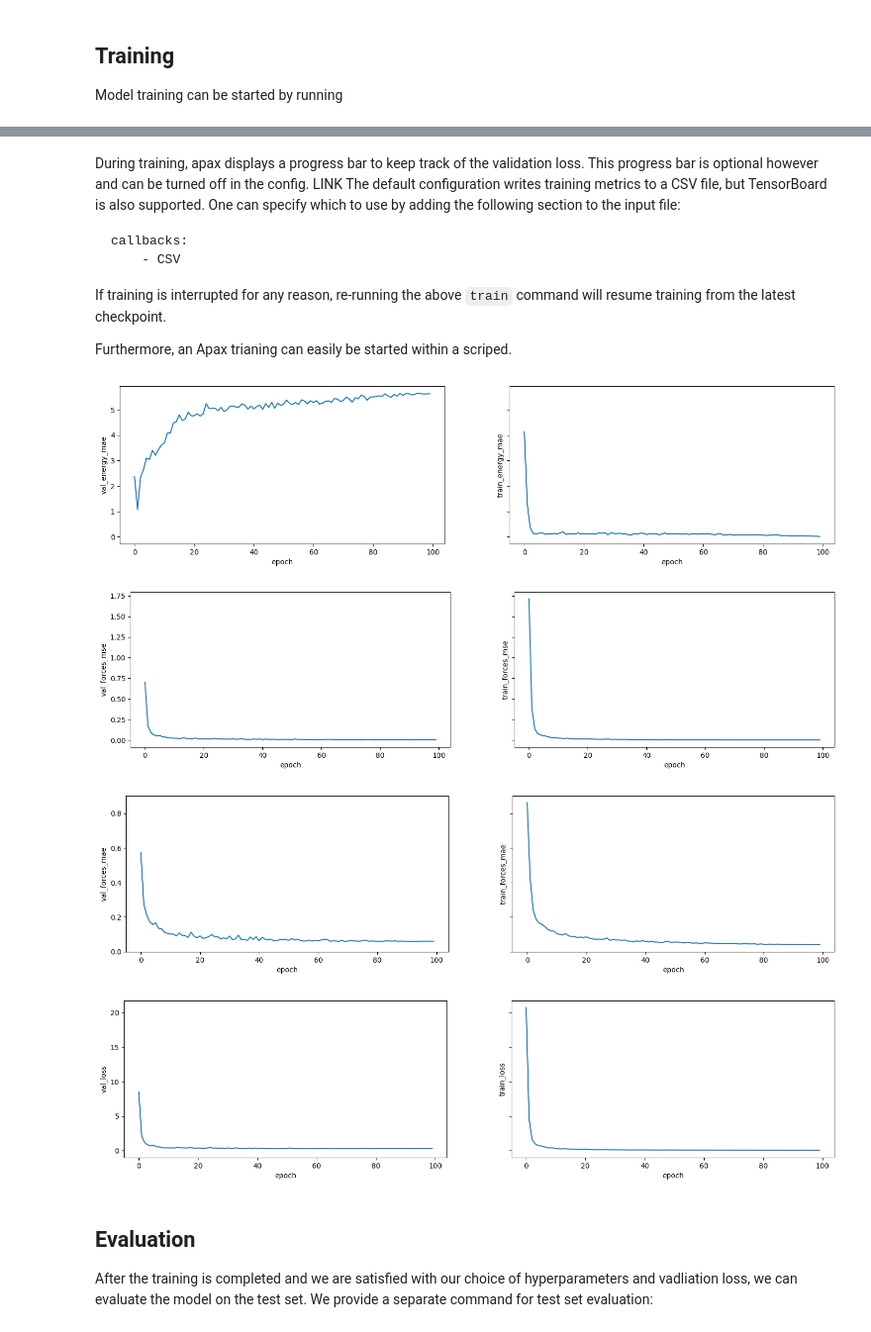
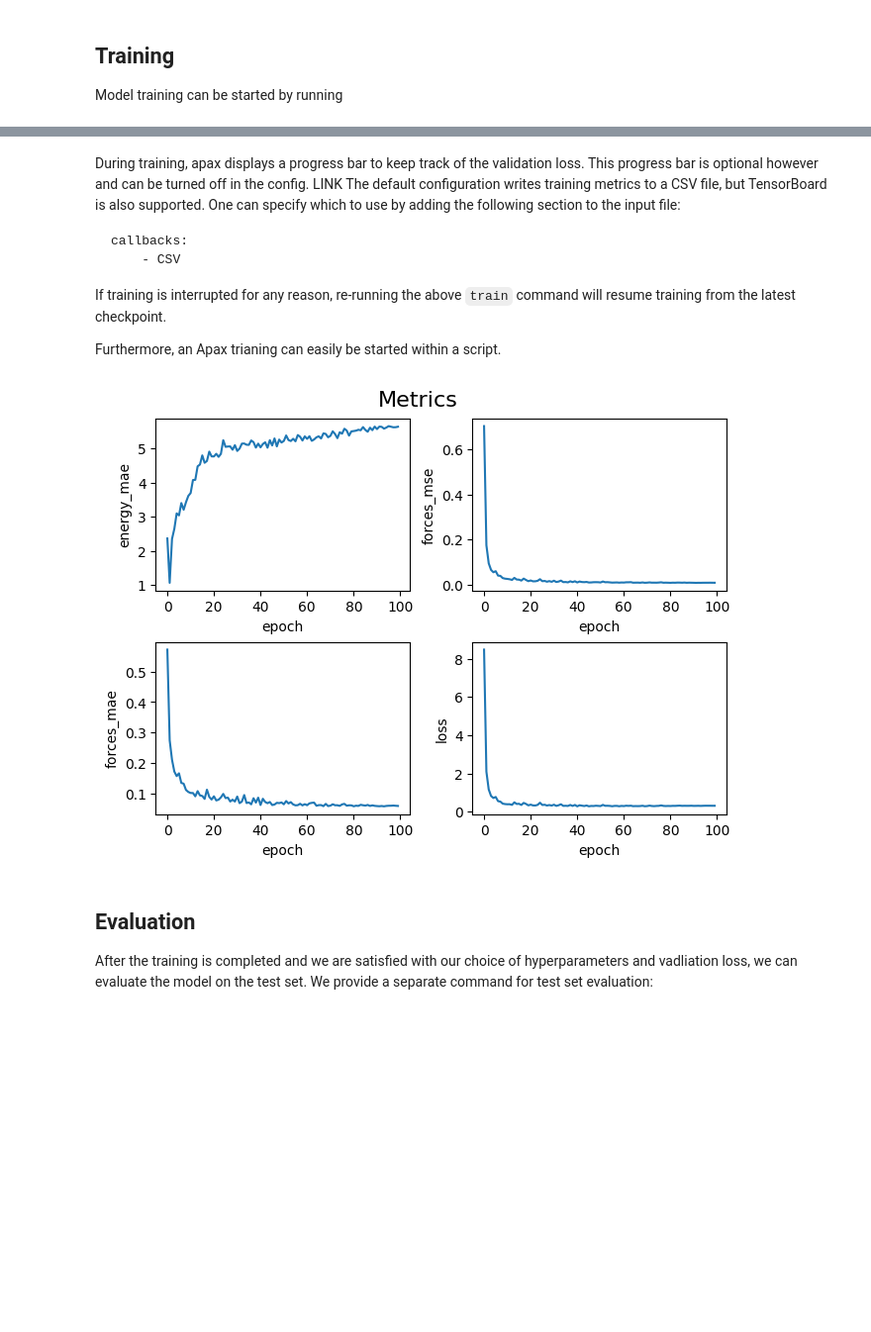
Before and after one commit to apax-hub/apax, a Jupyter notebook: examples/01_Model_Training.ipynb, the cells around one changed output, grey strips where cells are left out. Shown at 99% size. Saved outputs shown, nothing was run; the diff lists cells and outputs as text; code cells hidden in the pictures; blank space fills up the shorter version.

```diff
--- a/examples/01_Model_Training.ipynb
+++ b/examples/01_Model_Training.ipynb
@@ -148,6 +148,6 @@ callbacks:
 
 If training is interrupted for any reason, re-running the above `train` command will resume training from the latest checkpoint.
 
-Furthermore, an Apax trianing can easily be started within a scriped.
+Furthermore, an Apax trianing can easily be started within a script.
 # %%
 from apax.train.run import run
@@ -175,46 +177,44 @@ import numpy as np
 
 
 path = "project/models/benzene_dft_script/log.csv"
 
 keys = ["energy_mae", "forces_mse", "forces_mae", "loss"]
 data_dict = {}
 
 with open(path, 'r') as file:
     reader = csv.reader(file)
 
     # Extract the headers (keys) from the first row
     headers = next(reader)
 
     # Initialize empty lists for each key
     for header in headers:
         data_dict[header] = []
 
     # Read the rest of the rows and append values to the corresponding key
     for row in reader:
         for idx, value in enumerate(row):
             key = headers[idx]
             data_dict[key].append(float(value))
 
-for key in keys:
-    fig, axes = plt.subplots(1, 2, sharey=True, sharex=True, figsize=(18, 4))
+fig, axes = plt.subplots(2, 2, constrained_layout=True)
+axes = axes.ravel()
+fig.suptitle(f'Metrics', fontsize=16)
 
+for id, key in enumerate(keys):
     val = np.array(data_dict[f"val_{key}"])
     train = np.array(data_dict[f"train_{key}"])
     epoch = np.array(data_dict["epoch"])
 
-    axes[0].plot(epoch, val)
-    axes[1].plot(epoch, train)
+    axes[id].plot(epoch, val, label="val data")
+    # axes[id].plot(epoch, train, label="train data")
 
-    axes[0].set_ylabel(f"val_{key}")
-    axes[0].set_xlabel(r"epoch")
-    axes[1].set_ylabel(f"train_{key}")
-    axes[1].set_xlabel(r"epoch")
-    fig.show()
+    axes[id].set_ylabel(f"{key}")
+    axes[id].set_xlabel(r"epoch")
+
+plt.show()
 # %% [output]
-[figure, old version]
+[figure, new version]
-[figure, removed]
-[figure, removed]
-[figure, removed]
 # %% [markdown]
 ## Evaluation
 
```
Also changed, not shown: parts of 9 cells of this notebook, 4 other files.
